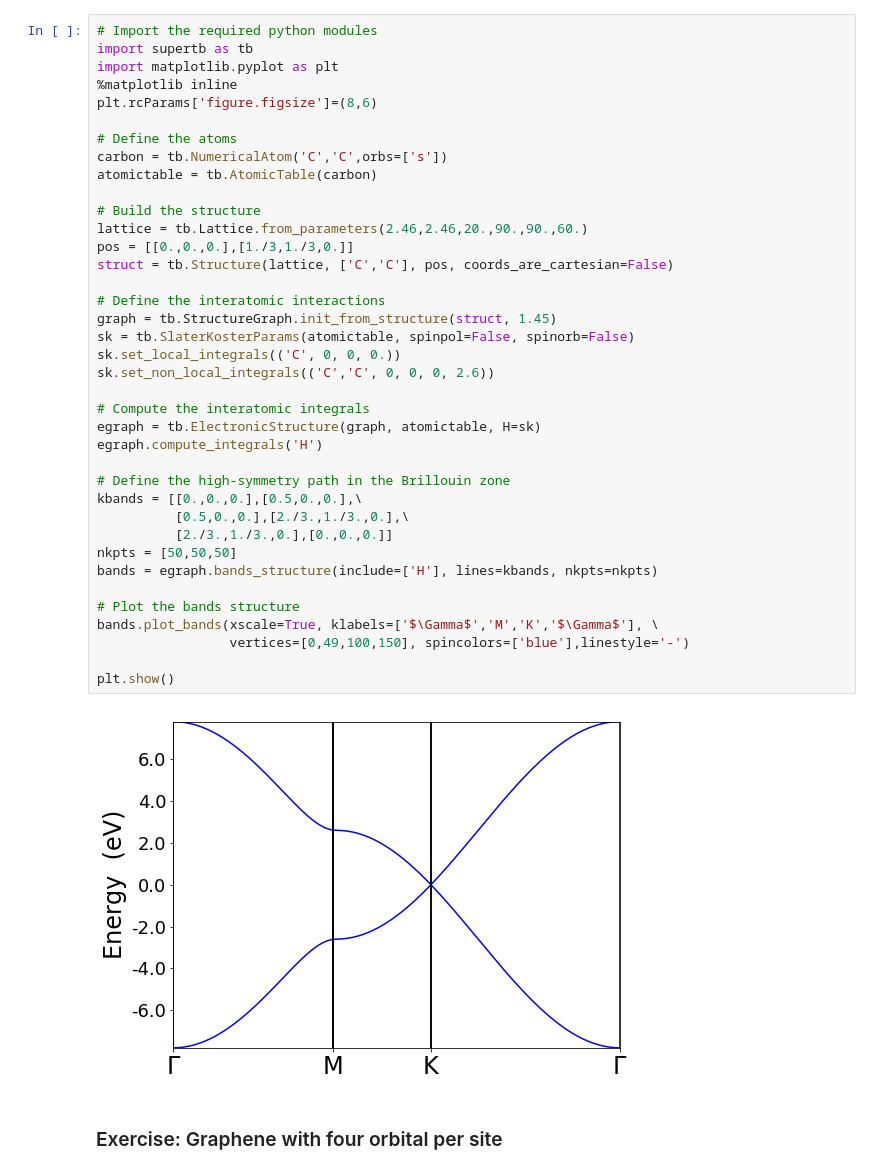
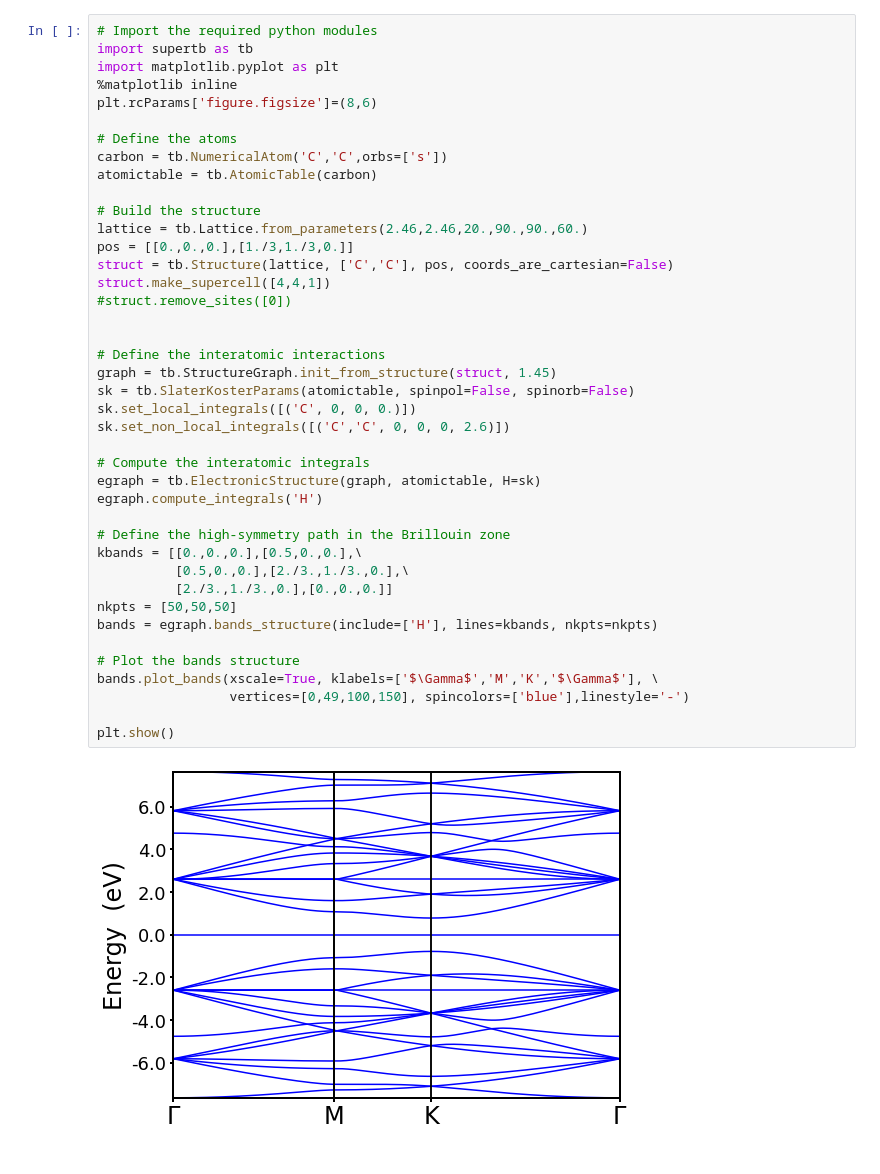
Before and after one commit to youbirose/MAPR2451, a Jupyter notebook: MAPR2451.ipynb, the cells around one changed output. Saved outputs shown, nothing was run; the diff lists cells and outputs as text.

```diff
--- a/MAPR2451.ipynb
+++ b/MAPR2451.ipynb
@@ -344,35 +530,36 @@ plt.rcParams['figure.figsize']=(8,6)
 # Define the atoms
 carbon = tb.NumericalAtom('C','C',orbs=['s'])
 atomictable = tb.AtomicTable(carbon)
 
 # Build the structure
 lattice = tb.Lattice.from_parameters(2.46,2.46,20.,90.,90.,60.)
 pos = [[0.,0.,0.],[1./3,1./3,0.]]
 struct = tb.Structure(lattice, ['C','C'], pos, coords_are_cartesian=False)
+struct.make_supercell([4,4,1])
+#struct.remove_sites([0])
+
 
 # Define the interatomic interactions
 graph = tb.StructureGraph.init_from_structure(struct, 1.45)
 sk = tb.SlaterKosterParams(atomictable, spinpol=False, spinorb=False)
-sk.set_local_integrals(('C', 0, 0, 0.))
-sk.set_non_local_integrals(('C','C', 0, 0, 0, 2.6))
+sk.set_local_integrals([('C', 0, 0, 0.)])
+sk.set_non_local_integrals([('C','C', 0, 0, 0, 2.6)])
 
 # Compute the interatomic integrals
 egraph = tb.ElectronicStructure(graph, atomictable, H=sk)
 egraph.compute_integrals('H')
 
 # Define the high-symmetry path in the Brillouin zone
 kbands = [[0.,0.,0.],[0.5,0.,0.],\
           [0.5,0.,0.],[2./3.,1./3.,0.],\
           [2./3.,1./3.,0.],[0.,0.,0.]]
 nkpts = [50,50,50]
 bands = egraph.bands_structure(include=['H'], lines=kbands, nkpts=nkpts)
 
 # Plot the bands structure
 bands.plot_bands(xscale=True, klabels=['$\Gamma$','M','K','$\Gamma$'], \
                  vertices=[0,49,100,150], spincolors=['blue'],linestyle='-')
 
 plt.show()
 # %% [output]
-[figure, old version]
+[figure, new version]
-# %% [markdown]
-<h3>Exercise: Graphene with four orbital per site</h3>
```
Also changed, not shown: parts of 23 cells of this notebook.
